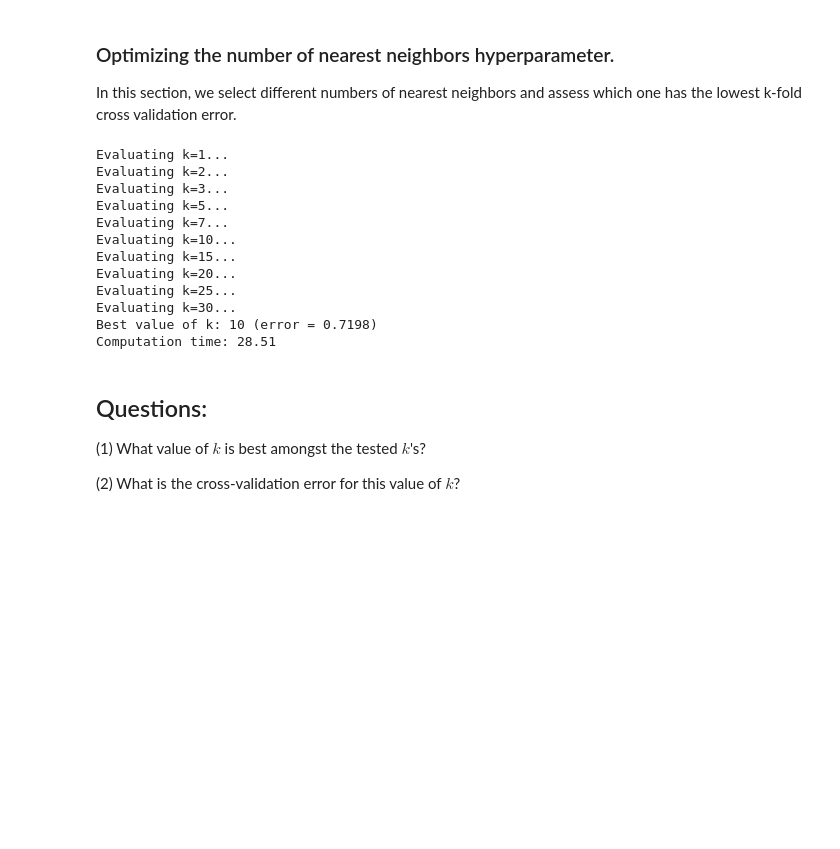
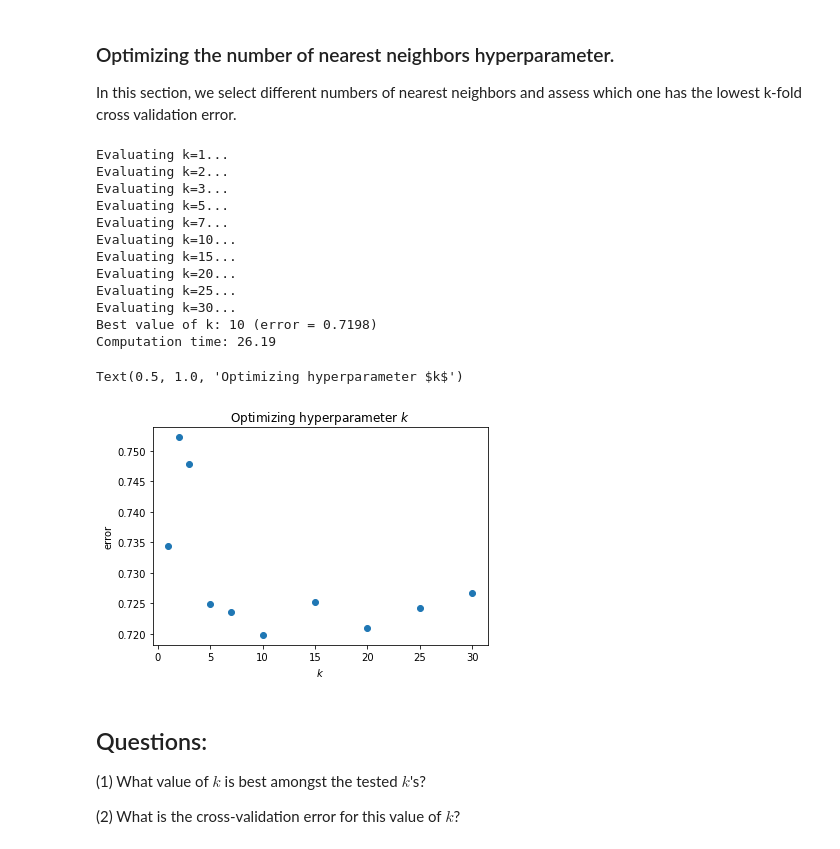
Before and after one commit to alexxyu/ucla-coursework, a Jupyter notebook: hw2/knn_nosol.ipynb, the cells around one changed output. Drawn from its saved outputs; the diff is of its cells as text; code cells hidden in the pictures; blank space fills up the shorter version.

Commit message:
Add plots for knn hyperparameter tuning

```diff
--- a/hw2/knn_nosol.ipynb
+++ b/hw2/knn_nosol.ipynb
@@ -235,10 +235,10 @@ for k in ks:
     k_errors = []
     for i in range(num_folds):
         X_test, y_test = X_train_folds[i], y_train_folds[i]
-        X_train = np.concatenate(X_train_folds[:i] + X_train_folds[i+1:])
-        y_train = np.concatenate(y_train_folds[:i] + y_train_folds[i+1:])
+        X_train_cv = np.concatenate(X_train_folds[:i] + X_train_folds[i+1:])
+        y_train_cv = np.concatenate(y_train_folds[:i] + y_train_folds[i+1:])
 
-        knn.train(X_train, y_train)
+        knn.train(X_train_cv, y_train_cv)
         dists = knn.compute_L2_distances_vectorized(X=X_test)
 
         y_pred = knn.predict_labels(dists, k=k)
@@ -266,7 +266,15 @@ Evaluating k=20...
 Evaluating k=25...
 Evaluating k=30...
 Best value of k: 10 (error = 0.7198)
-Computation time: 28.51
+Computation time: 26.19
+# %%
+plt.scatter(ks, ks_errors)
+plt.xlabel('$k$')
+plt.ylabel('error')
+plt.title('Optimizing hyperparameter $k$')
+# %% [output]
+Text(0.5, 1.0, 'Optimizing hyperparameter $k$')
+[figure, added]
 # %% [markdown]
 ## Questions:
 
```
Also changed, not shown: parts of 7 cells of this notebook.
